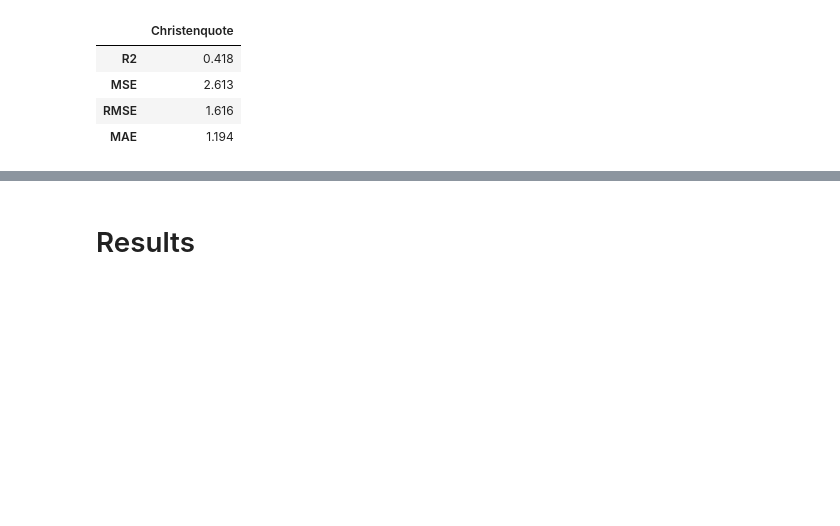
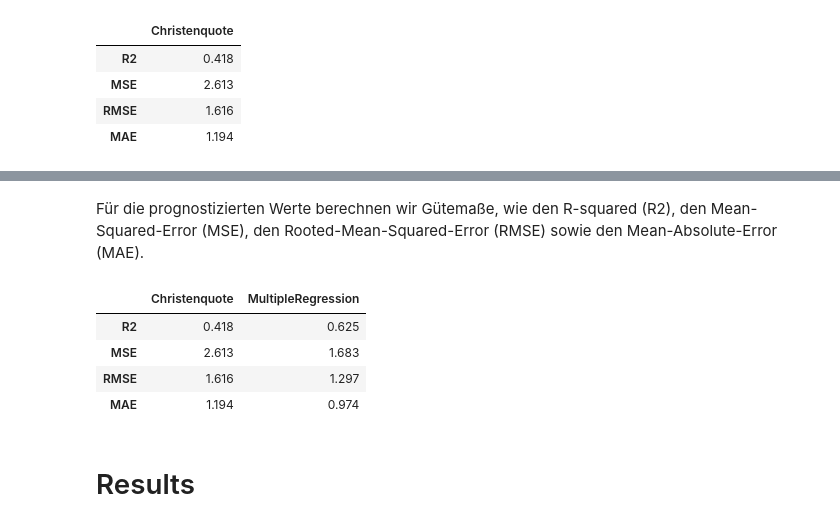
Before and after one commit to NicoHdM/ProjectHdM, a Jupyter notebook: reports/report.ipynb, the cells around one changed output, grey strips where cells are left out. Cells and saved outputs as stored; diff of their text form; code cells hidden in the pictures; blank space fills up the shorter version.

```diff
--- a/reports/report.ipynb
+++ b/reports/report.ipynb
@@ -530,3 +639,22 @@ results
+# %%
+#obtain predictions
+y_pred_multi = reg_multi.predict(X_test.iloc[:,features_selection])
+# %% [markdown]
+Für die prognostizierten Werte berechnen wir Gütemaße, wie den R-squared (R2), den Mean-Squared-Error (MSE), den Rooted-Mean-Squared-Error (RMSE) sowie den Mean-Absolute-Error (MAE).
+# %%
+r2_multi = r2_score(y_test, y_pred_multi).round(3)
+mse_multi = mean_squared_error(y_test, y_pred_multi).round(3)
+rmse_multi = mean_squared_error(y_test, y_pred_multi, squared=False).round(3)
+mae_multi = mean_absolute_error(y_test, y_pred_multi).round(3)
+results = results.assign(MultipleRegression = [r2_multi,mse_multi,rmse_multi,mae_multi])
+# %%
+results
+# %% [output]
+|  | Christenquote | MultipleRegression |
+| R2 | 0.418 | 0.625 |
+| MSE | 2.613 | 1.683 |
+| RMSE | 1.616 | 1.297 |
+| MAE | 1.194 | 0.974 |
 # %% [markdown]
 # Results
 # %% [markdown]
```
Also changed, not shown: parts of 19 cells of this notebook, 1 other file.
